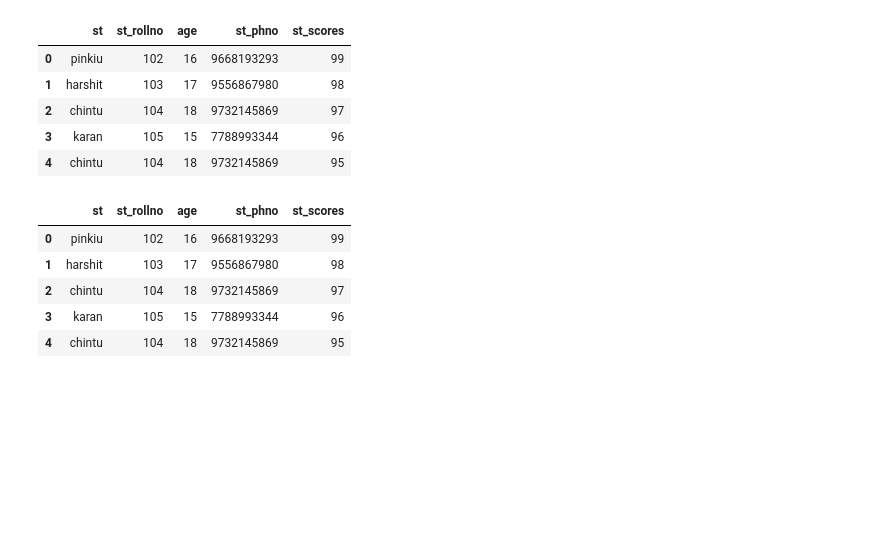
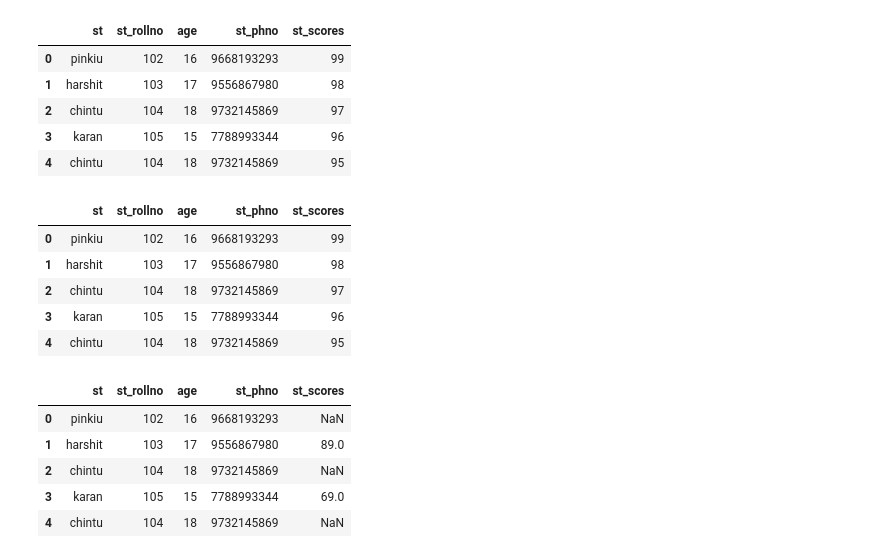
Before and after one commit to Yaminikanta/Python_Libraries, a Jupyter notebook: 02-Pandas/class_pandas.ipynb, the cells around one changed output. Cells and saved outputs as stored; diff of their text form; code cells hidden in the pictures; blank space fills up the shorter version.

```diff
--- a/02-Pandas/class_pandas.ipynb
+++ b/02-Pandas/class_pandas.ipynb
@@ -504,3 +504,14 @@ d1
 | 2 | chintu | 104 | 18 | 9732145869 | 97 |
 | 3 | karan | 105 | 15 | 7788993344 | 96 |
 | 4 | chintu | 104 | 18 | 9732145869 | 95 |
+# %%
+upd_marks1={98:89,96:69,89:96,78:70}              # by using map if it will not find the key it will show NaN value to overcome it we use replace
+d1['st_scores']=d1['st_scores'].map(upd_marks1)
+d1
+# %% [output]
+|  | st | st_rollno | age | st_phno | st_scores |
+| 0 | pinkiu | 102 | 16 | 9668193293 | NaN |
+| 1 | harshit | 103 | 17 | 9556867980 | 89.0 |
+| 2 | chintu | 104 | 18 | 9732145869 | NaN |
+| 3 | karan | 105 | 15 | 7788993344 | 69.0 |
+| 4 | chintu | 104 | 18 | 9732145869 | NaN |
```
